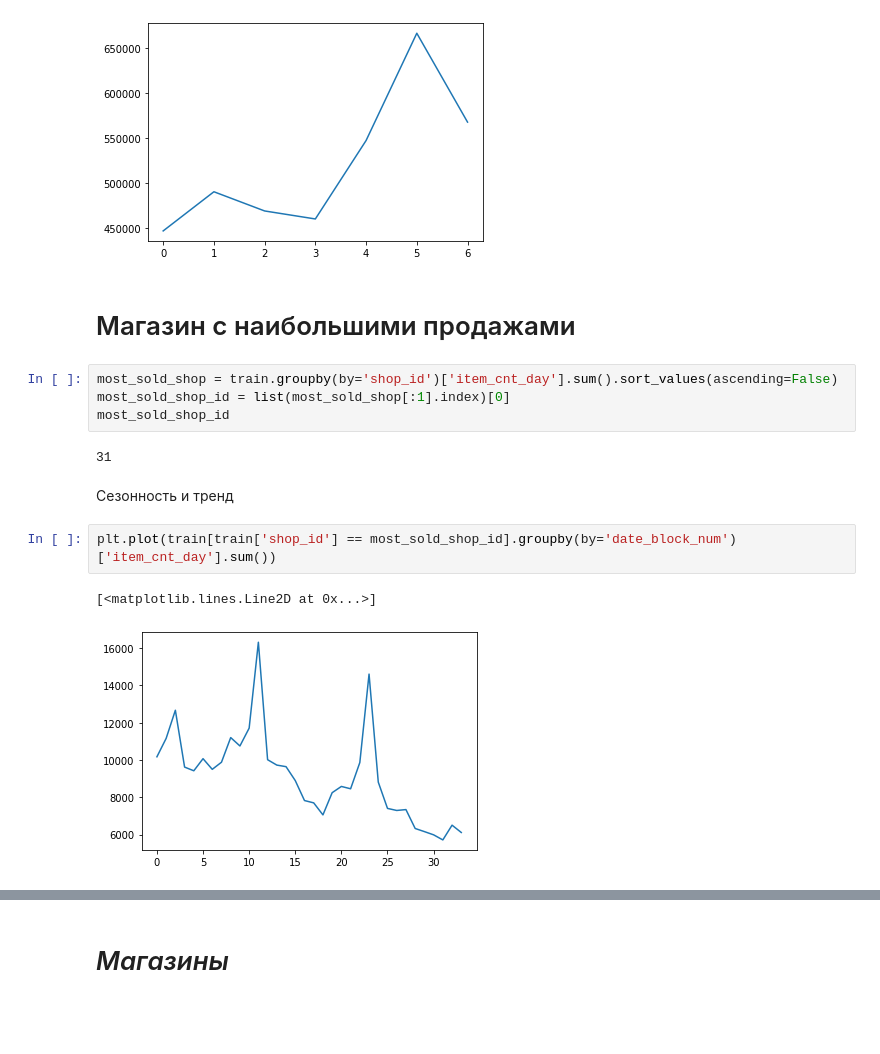
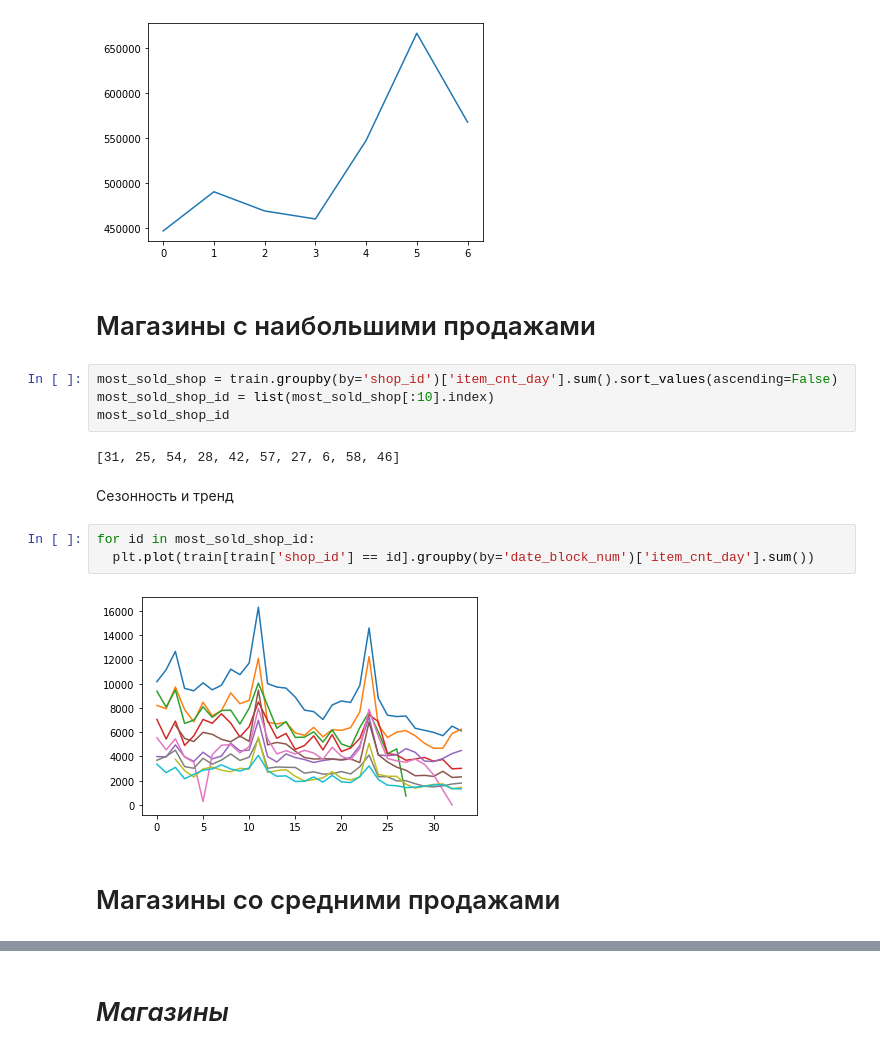
Before and after one commit to juliazakharik/ML_algorithms, a Jupyter notebook: Predict_Future_Sales.ipynb, the cells around one changed output, grey strips where cells are left out. Saved outputs shown, nothing was run; the diff lists cells and outputs as text; blank space fills up the shorter version.

```diff
--- a/Predict_Future_Sales.ipynb
+++ b/Predict_Future_Sales.ipynb
@@ -325,17 +325,19 @@ plt.plot(train_all)
 [<matplotlib.lines.Line2D at 0x...>]
 [figure]
 # %% [markdown]
-# Магазин с наибольшими продажами
+# Магазины с наибольшими продажами
 # %%
 most_sold_shop = train.groupby(by='shop_id')['item_cnt_day'].sum().sort_values(ascending=False)
-most_sold_shop_id = list(most_sold_shop[:1].index)[0]
+most_sold_shop_id = list(most_sold_shop[:10].index)
 most_sold_shop_id
 # %% [output]
-31
+[31, 25, 54, 28, 42, 57, 27, 6, 58, 46]
 # %% [markdown]
 Сезонность и тренд
 # %%
-plt.plot(train[train['shop_id'] == most_sold_shop_id].groupby(by='date_block_num')['item_cnt_day'].sum())
+for id in most_sold_shop_id:
+  plt.plot(train[train['shop_id'] == id].groupby(by='date_block_num')['item_cnt_day'].sum())
 # %% [output]
-[<matplotlib.lines.Line2D at 0x...>]
-[figure, old version]
+[figure, new version]
+# %% [markdown]
+# Магазины со средними продажами
```
Also changed, not shown: parts of 27 cells of this notebook.
